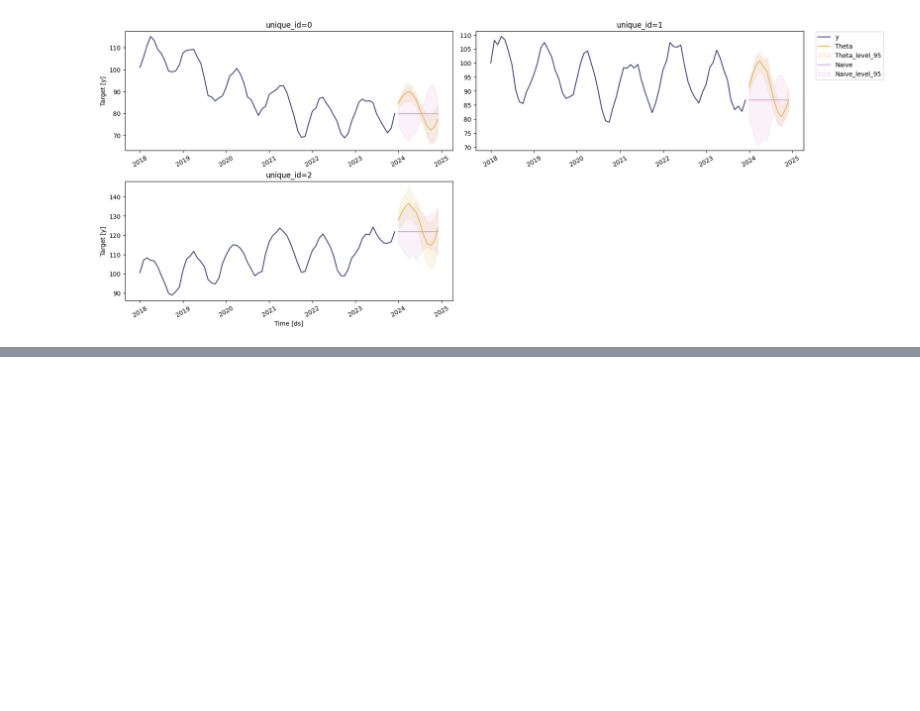
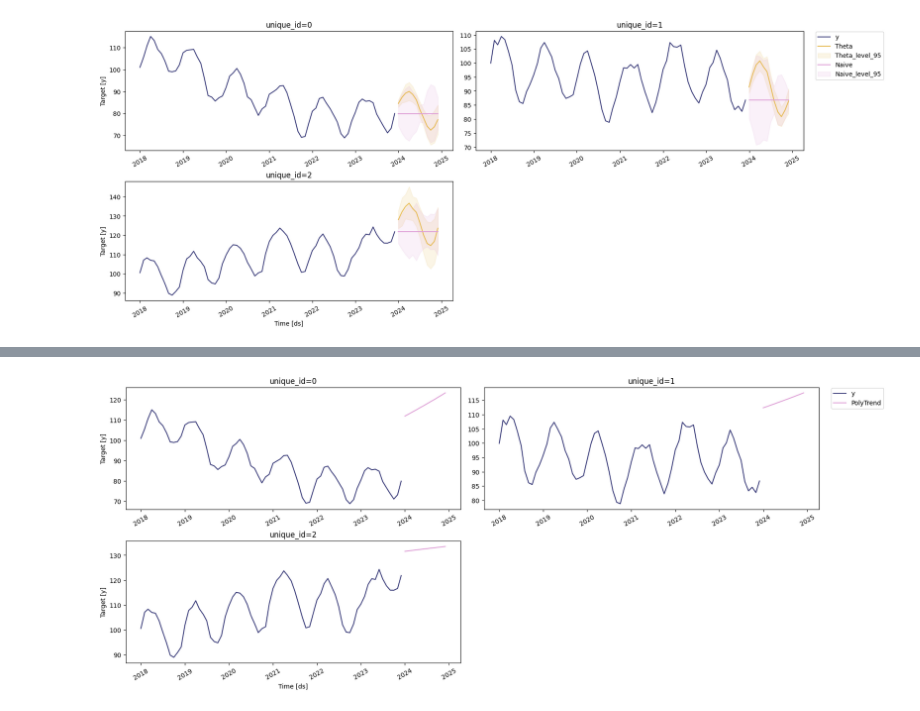
Before and after one commit to yoselalberto/statsforecast, a Jupyter notebook: nbs/docs/how-to-guides/sktime_models.ipynb, the cells around one changed output, grey strips where cells are left out. Cells and saved outputs as stored; diff of their text form; code cells hidden in the pictures; blank space fills up the shorter version.

Commit message:
add examples, one forecaster unavailable in statsforecast, and one with exogenous regressors

```diff
--- a/nbs/docs/how-to-guides/sktime_models.ipynb
+++ b/nbs/docs/how-to-guides/sktime_models.ipynb
@@ -64,0 +72,17 @@ plot_series(train, preds, level=[95], palette='tab20b', max_ids=3)
+# %%
+# Training data: add an exogenous variable (e.g. time trend)
+train_exog = train.copy()
+train_exog['trend'] = np.tile(np.arange(len_series), n_series)
+
+# Future exogenous: same columns for the forecast horizon (required by statsforecast)
+next_start = train['ds'].max() + pd.offsets.MonthBegin(1)
+future_dates = pd.date_range(start=next_start, periods=horizon, freq='MS')
+X_future_list = []
+for i in range(n_series):
+    X_future_list.append(pd.DataFrame({
+        'unique_id': str(i),
+        'ds': future_dates,
+        'trend': np.arange(len_series, len_series + horizon),
+    }))
+X_df = pd.concat(X_future_list, ignore_index=True)
+X_df.head()
@@ -64,0 +96,11 @@ plot_series(train, preds, level=[95], palette='tab20b', max_ids=3)
+# %%
+sf_exog = StatsForecast(
+    models=[
+        SktimeModel(PolynomialTrendForecaster(degree=2), alias='PolyTrend'),
+    ],
+    freq='MS',
+)
+preds_exog = sf_exog.forecast(df=train_exog, h=horizon, X_df=X_df)
+plot_series(train_exog, preds_exog, palette='tab20b', max_ids=3)
+# %% [output]
+[figure, added]
```
Also changed, not shown: parts of 6 cells of this notebook.
